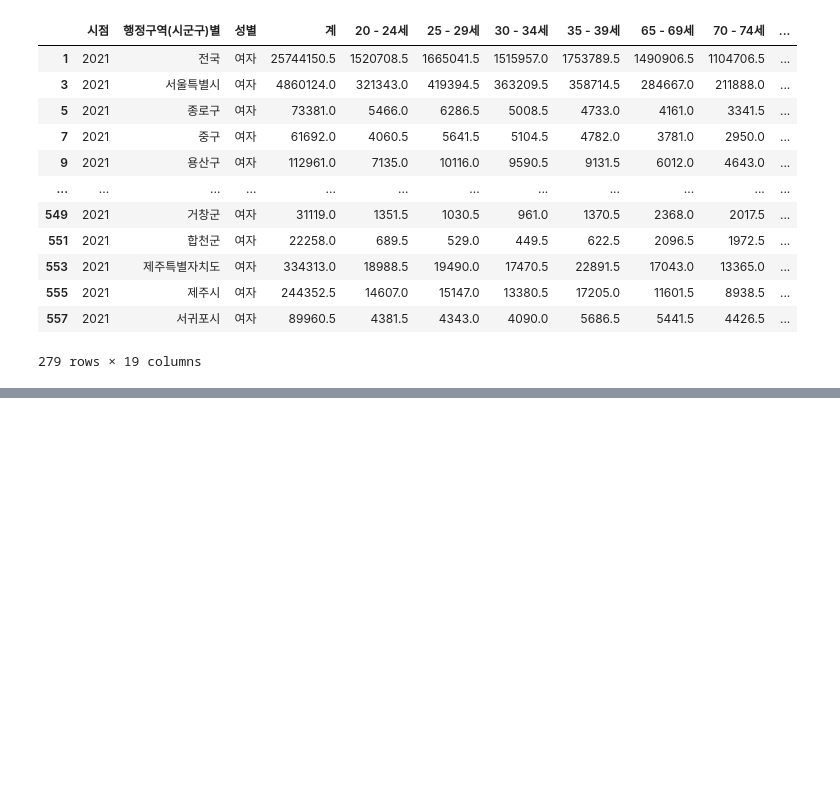
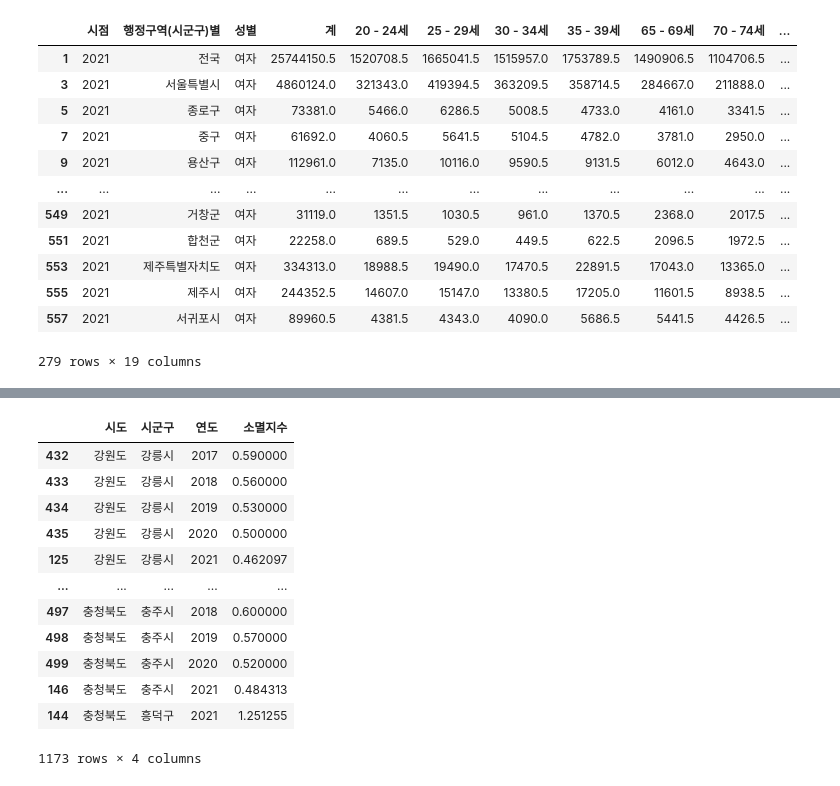
Before and after one commit to sphy1597/data_analysis-DS, a Jupyter notebook: 인구소멸해결방안(예빈's ver).ipynb, the cells around one changed output, grey strips where cells are left out. Drawn from its saved outputs; the diff is of its cells as text; code cells hidden in the pictures; blank space fills up the shorter version.

```diff
--- a/인구소멸해결방안(예빈's ver).ipynb
+++ b/인구소멸해결방안(예빈's ver).ipynb
@@ -114,0 +212,17 @@ TypeError: ignored
+# %%
+df_sample = new_df.sort_values(by=['시도', '시군구', '연도'], axis=0)
+df_sample
+# %% [output]
+|  | 시도 | 시군구 | 연도 | 소멸지수 |
+| 432 | 강원도 | 강릉시 | 2017 | 0.590000 |
+| 433 | 강원도 | 강릉시 | 2018 | 0.560000 |
+| 434 | 강원도 | 강릉시 | 2019 | 0.530000 |
+| 435 | 강원도 | 강릉시 | 2020 | 0.500000 |
+| 125 | 강원도 | 강릉시 | 2021 | 0.462097 |
+| ... | ... | ... | ... | ... |
+| 497 | 충청북도 | 충주시 | 2018 | 0.600000 |
+| 498 | 충청북도 | 충주시 | 2019 | 0.570000 |
+| 499 | 충청북도 | 충주시 | 2020 | 0.520000 |
+| 146 | 충청북도 | 충주시 | 2021 | 0.484313 |
+| 144 | 충청북도 | 흥덕구 | 2021 | 1.251255 |
+1173 rows × 4 columns
```
Also changed, not shown: parts of 14 cells of this notebook.
